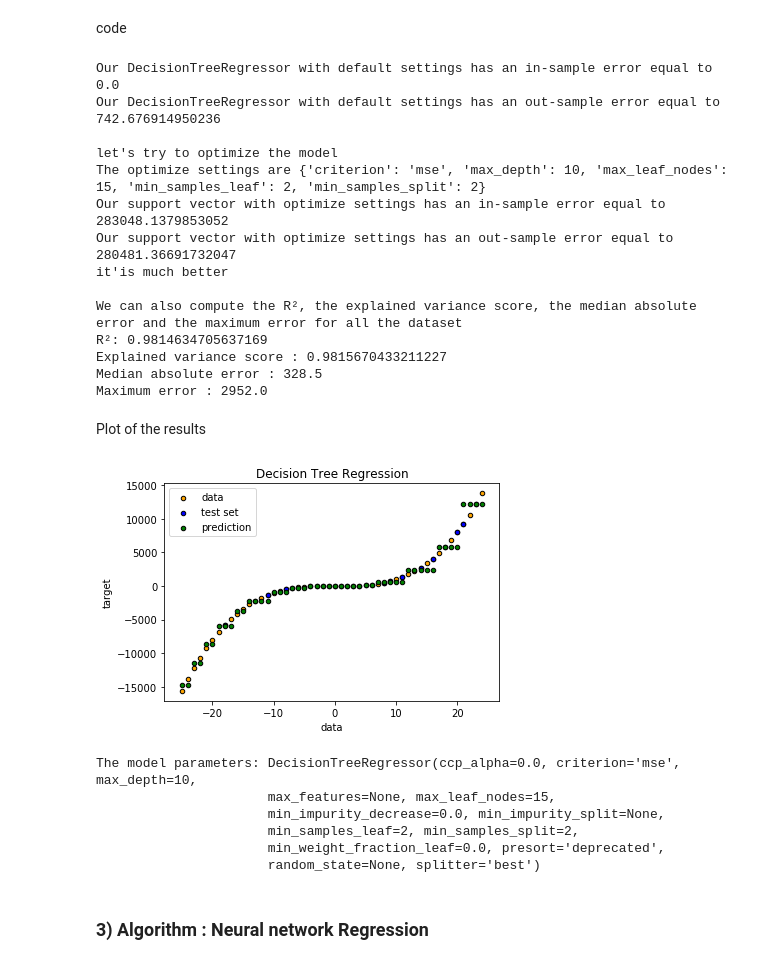
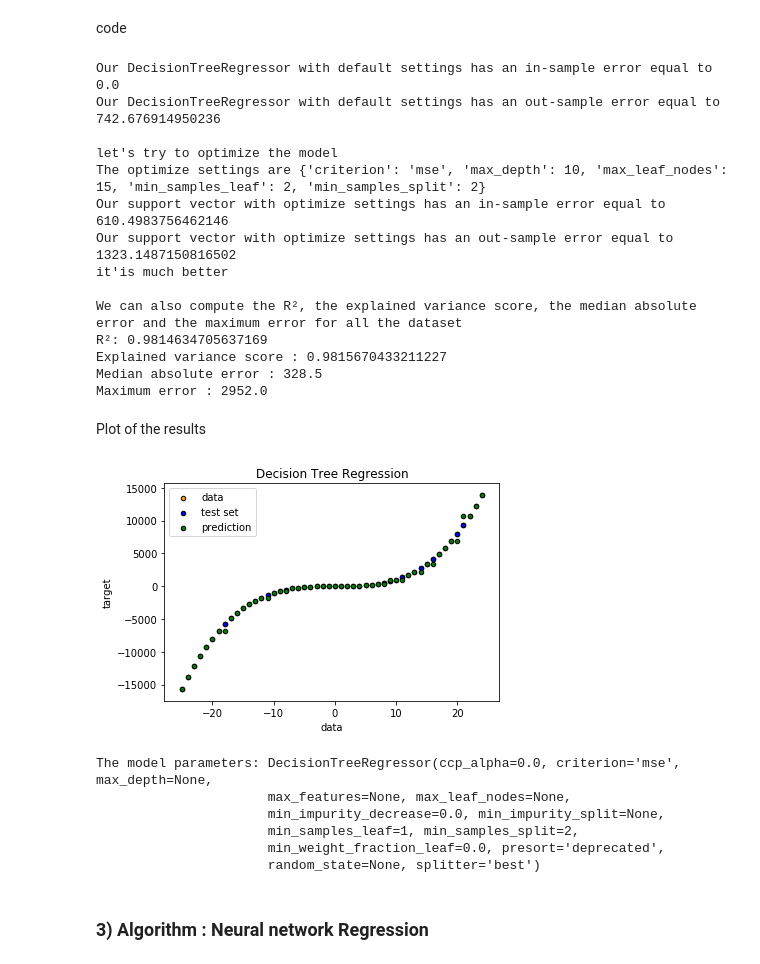
Before and after one commit to sofros/SFML_INFO_F422, a Jupyter notebook: Regression_Notebook.ipynb, the cells around one changed output. Saved outputs shown, nothing was run; the diff lists cells and outputs as text; code cells hidden in the pictures.

```diff
--- a/Regression_Notebook.ipynb
+++ b/Regression_Notebook.ipynb
@@ -153,8 +134,8 @@ DTR_opt.fit(x_train, y_train)
 print('The optimize settings are',DTR_opt.best_params_)
 DTR_opt = DecisionTreeRegressor(criterion = DTR_opt.best_params_['criterion'],max_depth = DTR_opt.best_params_['max_depth'],min_samples_split = DTR_opt.best_params_['min_samples_split'],min_samples_leaf = DTR_opt.best_params_['min_samples_leaf'],max_leaf_nodes = DTR_opt.best_params_['max_leaf_nodes'])
 DTR_opt.fit(x_train, y_train)
-print("Our support vector with optimize settings has an in-sample error equal to",np.sqrt(mean_squared_error(y_train, svm_ropt.predict(x_train))))
-print("Our support vector with optimize settings has an out-sample error equal to",np.sqrt(mean_squared_error(y_test, svm_ropt.predict(x_test))))
+print("Our support vector with optimize settings has an in-sample error equal to",np.sqrt(mean_squared_error(y_train, DTR_opt.predict(x_train))))
+print("Our support vector with optimize settings has an out-sample error equal to",np.sqrt(mean_squared_error(y_test, DTR_opt.predict(x_test))))
 print("it'is much better")
 print()
 print("We can also compute the R², the explained variance score, the median absolute error and the maximum error for all the dataset")
@@ -168,8 +149,8 @@ Our DecisionTreeRegressor with default settings has an out-sample error equal to
 
 let's try to optimize the model
 The optimize settings are {'criterion': 'mse', 'max_depth': 10, 'max_leaf_nodes': 15, 'min_samples_leaf': 2, 'min_samples_split': 2}
-Our support vector with optimize settings has an in-sample error equal to 283048.1379853052
-Our support vector with optimize settings has an out-sample error equal to 280481.36691732047
+Our support vector with optimize settings has an in-sample error equal to 610.4983756462146
+Our support vector with optimize settings has an out-sample error equal to 1323.1487150816502
 it'is much better
 
 We can also compute the R², the explained variance score, the median absolute error and the maximum error for all the dataset
@@ -182,20 +163,20 @@ Plot of the results
 # %%
 plt.figure()
 plt.scatter(X[:,:1], Y, s=20, edgecolor="black",c="orange", label="data")
 plt.scatter(x_test[:,:1], y_test, s=20, edgecolor="black",c="blue", label="test set")
-plt.scatter(X[:,:1], DTR_opt.predict(X), s=20, edgecolor="black",c="green", label="prediction")
+plt.scatter(X[:,:1], DTR.predict(X), s=20, edgecolor="black",c="green", label="prediction")
 plt.xlabel("data")
 plt.ylabel("target")
 plt.title("Decision Tree Regression")
 plt.legend()
 plt.show()
-print("The model parameters:",DTR_opt)
+print("The model parameters:",DTR)
 # %% [output]
-[figure, old version]
+[figure, new version]
-The model parameters: DecisionTreeRegressor(ccp_alpha=0.0, criterion='mse', max_depth=10,
-                      max_features=None, max_leaf_nodes=15,
+The model parameters: DecisionTreeRegressor(ccp_alpha=0.0, criterion='mse', max_depth=None,
+                      max_features=None, max_leaf_nodes=None,
                       min_impurity_decrease=0.0, min_impurity_split=None,
-                      min_samples_leaf=2, min_samples_split=2,
+                      min_samples_leaf=1, min_samples_split=2,
                       min_weight_fraction_leaf=0.0, presort='deprecated',
                       random_state=None, splitter='best')
 # %% [markdown]
```
Also changed, not shown: parts of 22 cells of this notebook, 1 other file.
